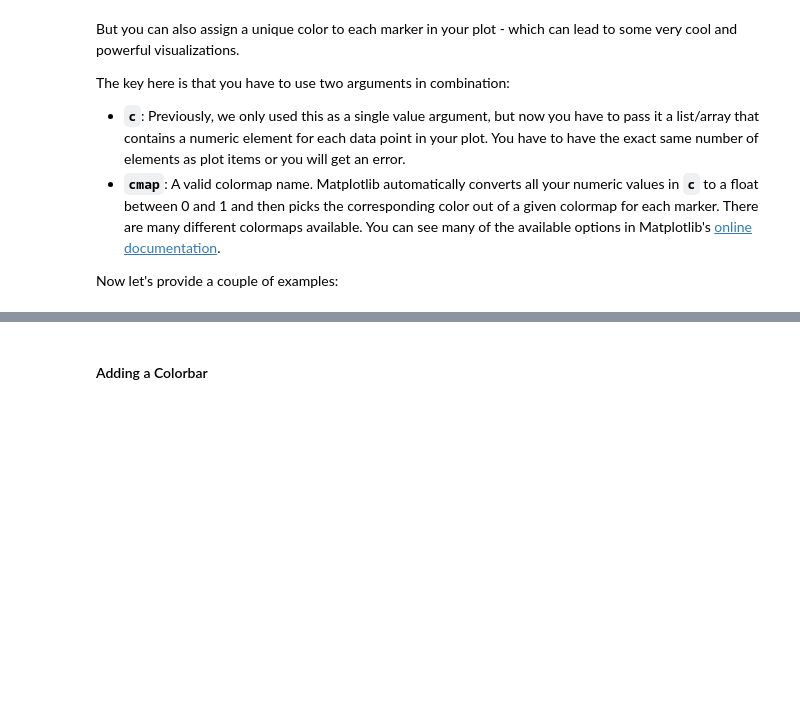
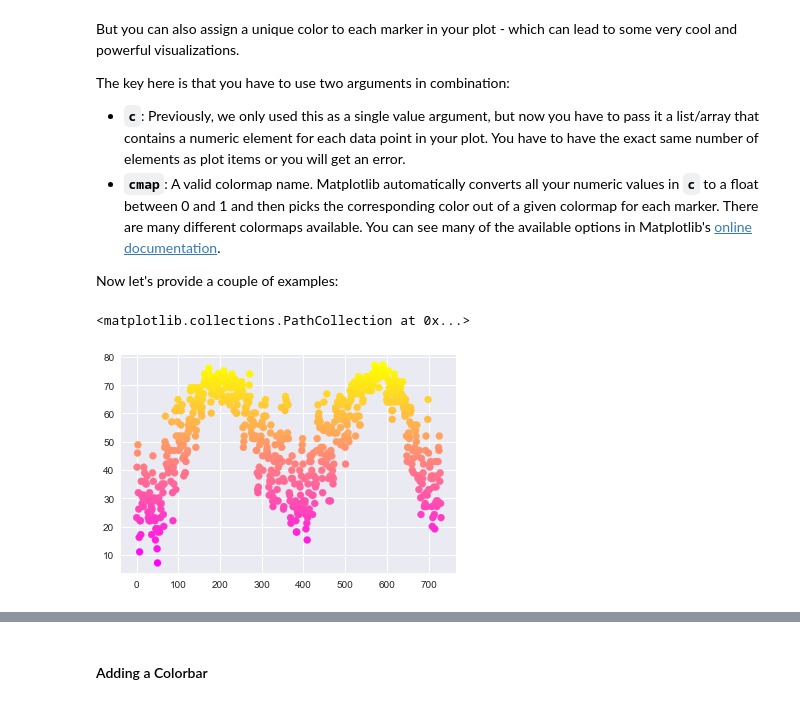
Before and after one commit to ssomanch/ITAO30210_Fall_2021, a Jupyter notebook: Lecture_20_Matplotlib_Scatter_BarPlots_Nov_04.ipynb, the cells around one changed output, grey strips where cells are left out. Saved outputs shown, nothing was run; the diff lists cells and outputs as text; code cells hidden in the pictures; blank space fills up the shorter version.

```diff
--- a/Lecture_20_Matplotlib_Scatter_BarPlots_Nov_04.ipynb
+++ b/Lecture_20_Matplotlib_Scatter_BarPlots_Nov_04.ipynb
@@ -65,14 +78,17 @@ Now let's provide a couple of examples:
 # %%
 figure, axes = plt.subplots()
 
 # We'll plot high and low temps with different colors.
 # We will pair our low temp ratings to the colormap
 # itself so that low temps will get mapped to one
 # end of the colormap and higher temps to the other.
 axes.scatter(seattle_weather_2015_2016.index,
              seattle_weather_2015_2016['low_temp'],
              c=seattle_weather_2015_2016['low_temp'],
-             cmap='coolwarm')
+             cmap='spring')
+# %% [output]
+<matplotlib.collections.PathCollection at 0x...>
+[figure, added]
 # %%
 figure, axes = plt.subplots()
 
```
Also changed, not shown: parts of 38 cells of this notebook.
